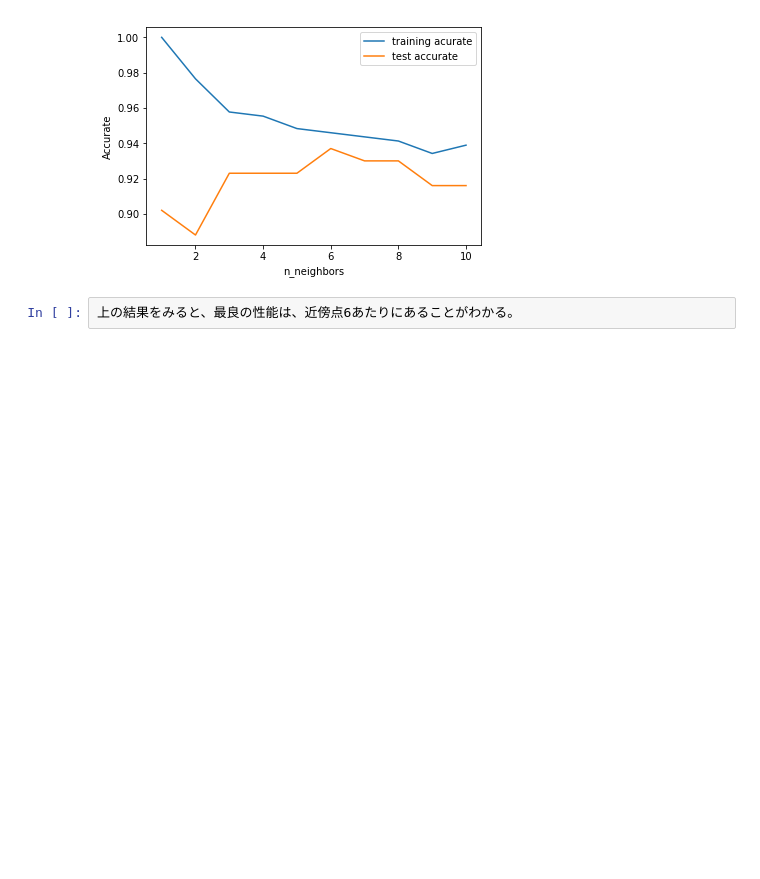
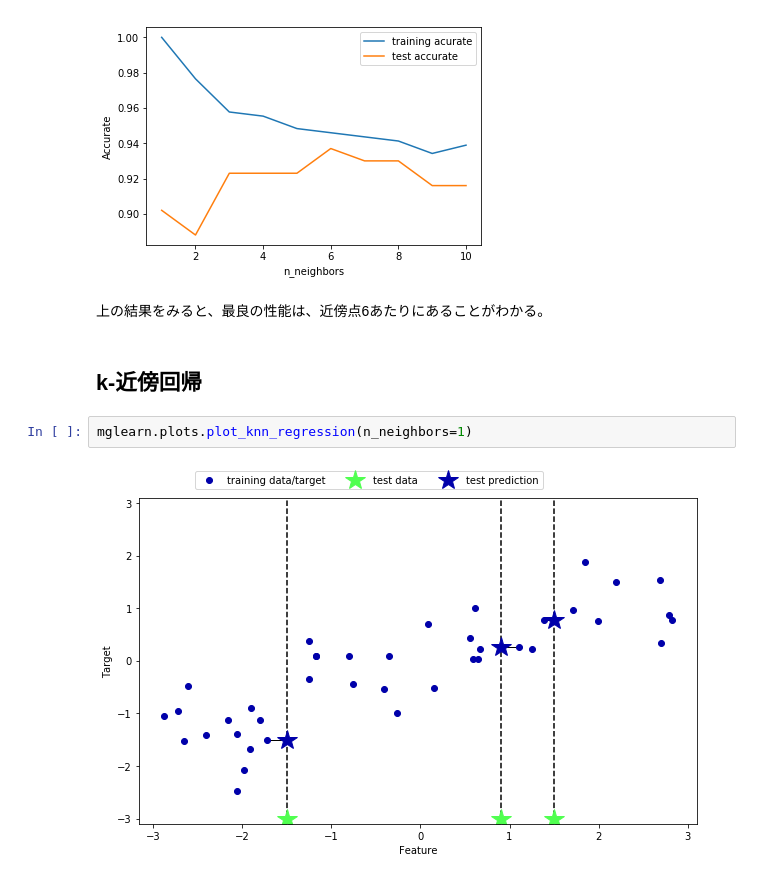
Before and after one commit to kinshotomoya/python_machine_learning, a Jupyter notebook: machine_learning/教師あり学習.ipynb, the cells around one changed output. Drawn from its saved outputs; the diff is of its cells as text; blank space fills up the shorter version.

```diff
--- a/machine_learning/教師あり学習.ipynb
+++ b/machine_learning/教師あり学習.ipynb
@@ -197,5 +197,11 @@ plt.legend()
 # %% [output]
 <matplotlib.legend.Legend at 0x...>
 [figure]
-# %%
-上の結果をみると、最良の性能は、近傍点6あたりにあることがわかる。
+# %% [markdown]
+上の結果をみると、最良の性能は、近傍点6あたりにあることがわかる。
+# %% [markdown]
+## k-近傍回帰
+# %%
+mglearn.plots.plot_knn_regression(n_neighbors=1)
+# %% [output]
+[figure, added]
```
Also changed, not shown: parts of 10 cells of this notebook.
